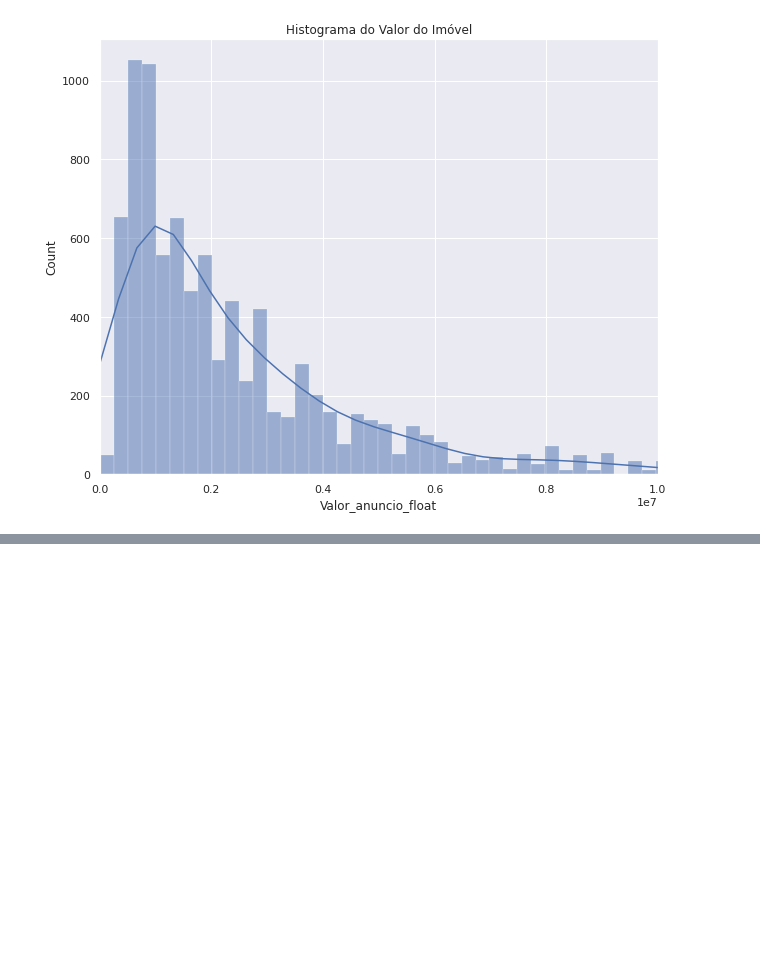
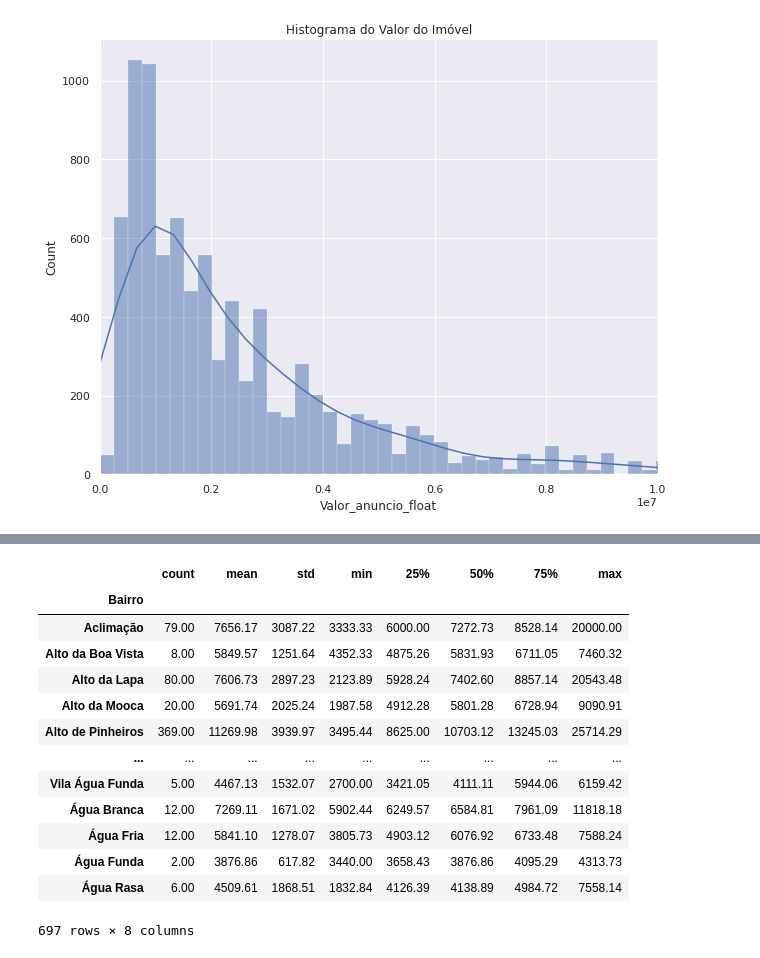
Before and after one commit to pcarneiro85/sao_paulo_house_market, a Jupyter notebook: house_analysis.ipynb, the cells around one changed output, grey strips where cells are left out. Cells and saved outputs as stored; diff of their text form; code cells hidden in the pictures; blank space fills up the shorter version.

```diff
--- a/house_analysis.ipynb
+++ b/house_analysis.ipynb
@@ -358,0 +378,17 @@ plt.show()
+# %%
+dados_vendas.groupby('Bairro')['Valor_por_metro2'].describe()
+# %% [output]
+|  | count | mean | std | min | 25% | 50% | 75% | max |
+| Bairro |  |  |  |  |  |  |  |  |
+| Aclimação | 79.00 | 7656.17 | 3087.22 | 3333.33 | 6000.00 | 7272.73 | 8528.14 | 20000.00 |
+| Alto da Boa Vista | 8.00 | 5849.57 | 1251.64 | 4352.33 | 4875.26 | 5831.93 | 6711.05 | 7460.32 |
+| Alto da Lapa | 80.00 | 7606.73 | 2897.23 | 2123.89 | 5928.24 | 7402.60 | 8857.14 | 20543.48 |
+| Alto da Mooca | 20.00 | 5691.74 | 2025.24 | 1987.58 | 4912.28 | 5801.28 | 6728.94 | 9090.91 |
+| Alto de Pinheiros | 369.00 | 11269.98 | 3939.97 | 3495.44 | 8625.00 | 10703.12 | 13245.03 | 25714.29 |
+| ... | ... | ... | ... | ... | ... | ... | ... | ... |
+| Vila Água Funda | 5.00 | 4467.13 | 1532.07 | 2700.00 | 3421.05 | 4111.11 | 5944.06 | 6159.42 |
+| Água Branca | 12.00 | 7269.11 | 1671.02 | 5902.44 | 6249.57 | 6584.81 | 7961.09 | 11818.18 |
+| Água Fria | 12.00 | 5841.10 | 1278.07 | 3805.73 | 4903.12 | 6076.92 | 6733.48 | 7588.24 |
+| Água Funda | 2.00 | 3876.86 | 617.82 | 3440.00 | 3658.43 | 3876.86 | 4095.29 | 4313.73 |
+| Água Rasa | 6.00 | 4509.61 | 1868.51 | 1832.84 | 4126.39 | 4138.89 | 4984.72 | 7558.14 |
+697 rows × 8 columns
```
Also changed, not shown: parts of 6 cells of this notebook.
